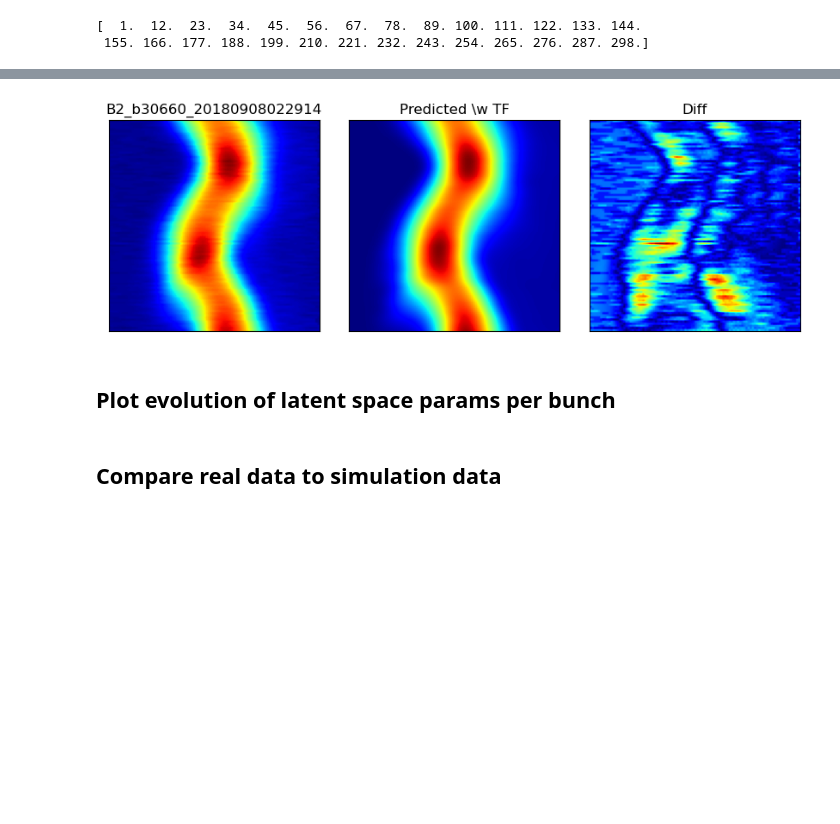
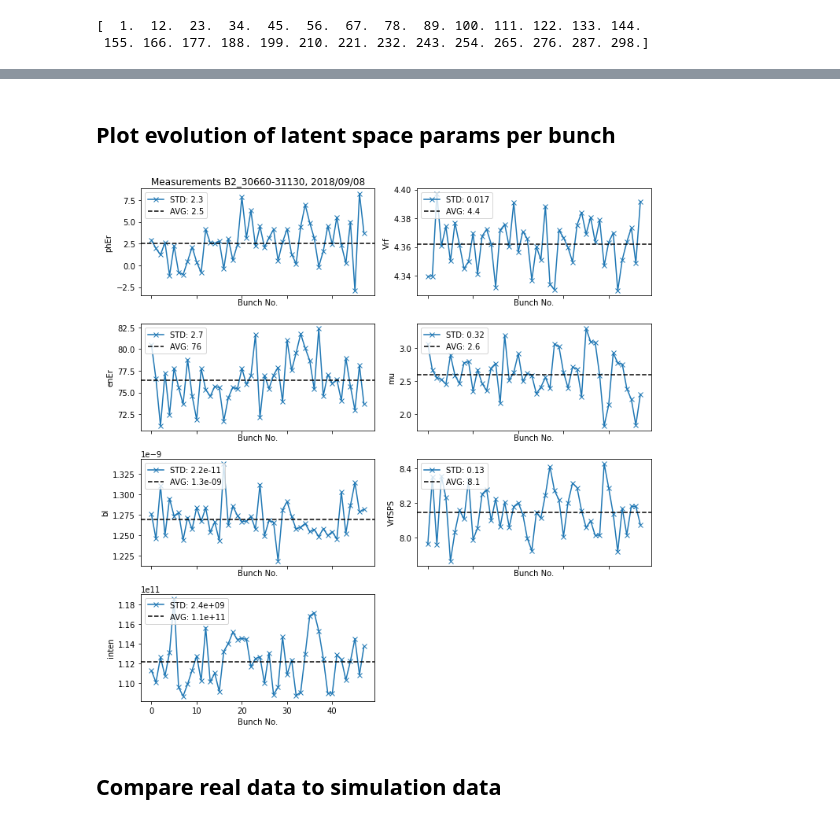
Before and after one commit to kiliakis/tomography_ML, a Jupyter notebook: evaluate_real_data.ipynb, the cells around one changed output, grey strips where cells are left out. Cells and saved outputs as stored; diff of their text form; code cells hidden in the pictures; blank space fills up the shorter version.

```diff
--- a/evaluate_real_data.ipynb
+++ b/evaluate_real_data.ipynb
@@ -444,39 +452,42 @@ for i in np.arange(len(wf_test)):
     os.makedirs(out_dir + f'/{wf_id[i]}', exist_ok=True)
     figname = os.path.join(out_dir, f'{wf_id[i]}.png')
     reconstruct_wf(wf_test[i], wf_id[i], bunch_profiles[i],
-                   ps_pred, selected_turns, figname, savefig=False)
-    break
+                   ps_pred, selected_turns, figname, savefig=True)
+    # break
-# %% [output]
-[figure, removed]
 # %% [markdown]
 ## Plot evolution of latent space params per bunch
 # %%
 # Get latents for all input data
 latent_pred = encDec.encode(wf_test, unnormalize=True)
 
-fig, axes = plt.subplots(ncols=1, nrows=len(loss_weights), figsize=(5, 15), sharex=True)
-
+fig, axes = plt.subplots(ncols=2, nrows=4, figsize=(10, 10), sharex=True)
+axes = np.ravel(axes, order='F')
 # bunch_ids = [name.split(''for name in wf_id]
 
 for lat_id in range(latent_pred.shape[1]):
     y = latent_pred[:, lat_id]
     var_name = var_names[loss_weights[lat_id]]
     ax = axes[lat_id]
     plt.sca(ax)
-    # plt.title(var_name)
+    if lat_id == 0:
+        plt.title('Measurements B2_30660-31130, 2018/09/08')
     plt.ylabel(var_name)
     mean = np.mean(y)
     std = np.std(y)
     plt.plot(y, marker='x', label=f'STD: {std:.2g}')
     plt.axhline(y=mean, label=f'AVG: {mean:.2g}', color='0', ls='--')
     plt.xlabel('Bunch No.')
     plt.legend(loc='upper left')
     # plt.xticks(np.arange(len(y)))
     plt.tight_layout()
 
-plt.savefig(out_dir + '/bunch-by-bunch-variation.png', dpi=300, bbox_inches='tight')
+fig.delaxes(axes[-1])
+
+plt.savefig('plots/real_data_correct_TF/bunch-by-bunch-variation.png', dpi=300, bbox_inches='tight')
 plt.show()
 # plt.close()
+# %% [output]
+[figure, added]
 # %% [markdown]
 ## Compare real data to simulation data
 # %%
```
Also changed, not shown: parts of 4 cells of this notebook, 2 other files.
